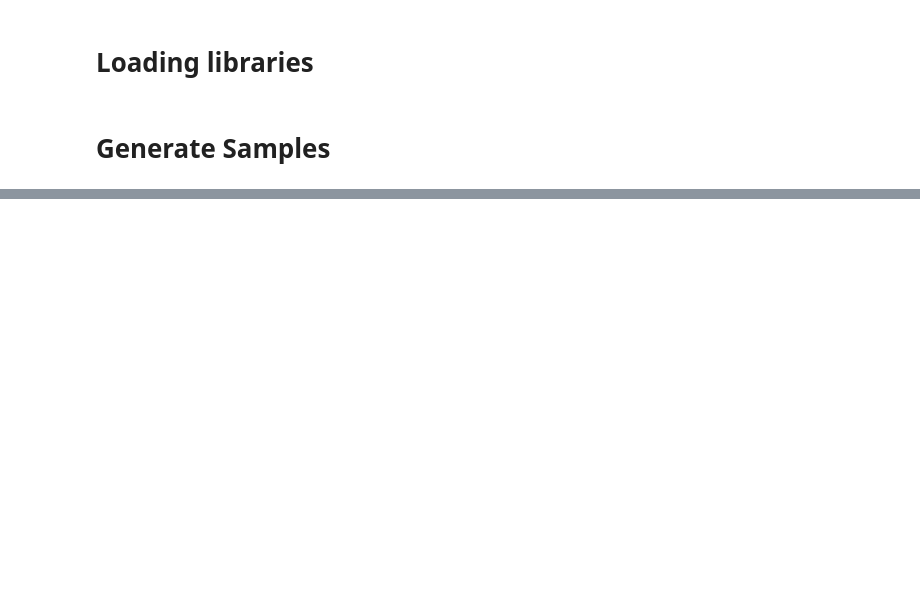
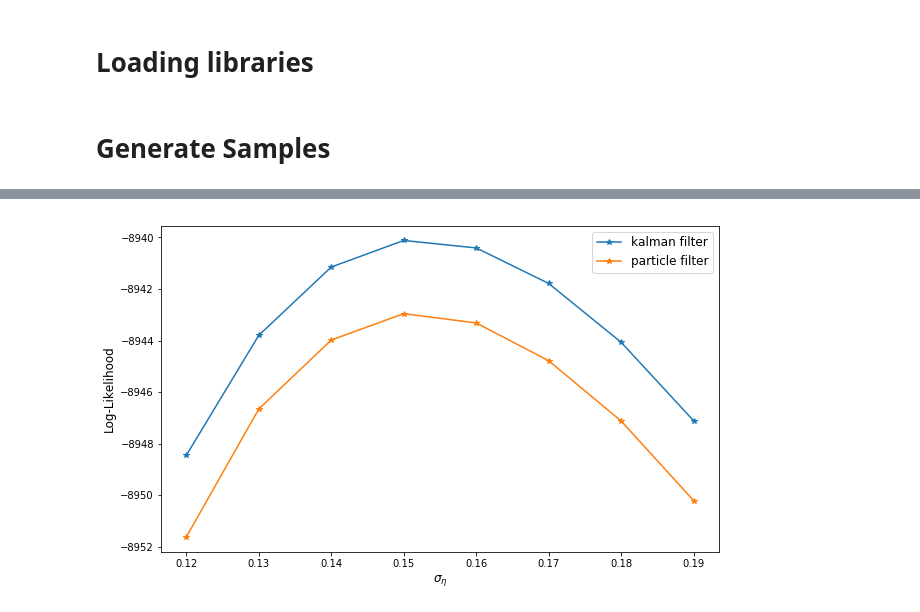
Before and after one commit to WensiDING/Particle-filters-for-Continuous-likelihood-evaluation-and-maximisation, a Jupyter notebook: AR1_Performance.ipynb, the cells around one changed output, grey strips where cells are left out. Saved outputs shown, nothing was run; the diff lists cells and outputs as text; code cells hidden in the pictures; blank space fills up the shorter version.

```diff
--- a/AR1_Performance.ipynb
+++ b/AR1_Performance.ipynb
@@ -132,0 +130,29 @@ plt.show()
+# %%
+etas = [i*0.01 for i in range(12,20)]
+log_likelihoods_eta = [[], []]
+for eta in etas:
+    A = phi_0
+    b = (1 - phi_0) * mu_0
+    log_lkh_1, _ = Kalman_Filter.compute_log_likelihood(Y=observations_5000,
+                                    mu0=0,
+                                    V0=1,
+                                    A=A,
+                                    b=b,
+                                    V=eta**2,
+                                    V_epi=sigma_epsilon_square_0)
+    print("kalman: sigma_eta= %0.2f" % eta, " log-lokelihood= %0.3f" % log_lkh_1)
+    log_likelihoods_eta[0].append(log_lkh_1)
+
+    initial_particles = initial_particle(N=N)
+    likelihoods_particle = particle_filter(observations=observations_5000,
+                                  initial_particles=initial_particles,
+                                  likelihood_func=likelihood_function,
+                                  transition=transition_sample,
+                                  mu=mu_0,
+                                  phi=phi_0,
+                                  sigma_eta_square=eta**2,
+                                  sigma_epsilon_square=sigma_epsilon_square_0,
+                                  N=N,seed=1234)
+    log_lkh_2 = np.sum(np.log(likelihoods_particle))
+    print("particle: sigma_eta= %0.2f" % eta, " log-lokelihood= %0.3f" % log_lkh_2)
+    log_likelihoods_eta[1].append(log_lkh_2)
@@ -132,0 +169,11 @@ plt.show()
+# %%
+plt.figure(figsize=(10, 6))
+plt.plot(etas, log_likelihoods_eta[0], '-*',label='kalman filter')
+plt.plot(etas, log_likelihoods_eta[1], '*-',label='particle filter')
+plt.xlabel(r'$\sigma_{\eta}$', fontsize=12)
+plt.ylabel('Log-Likelihood', fontsize=12)
+plt.legend(fontsize=12)
+plt.savefig('image/eta_log_likelihood_300_5000.png')
+plt.show()
+# %% [output]
+[figure, added]
```
Also changed, not shown: parts of 16 cells of this notebook, 6 other files.
